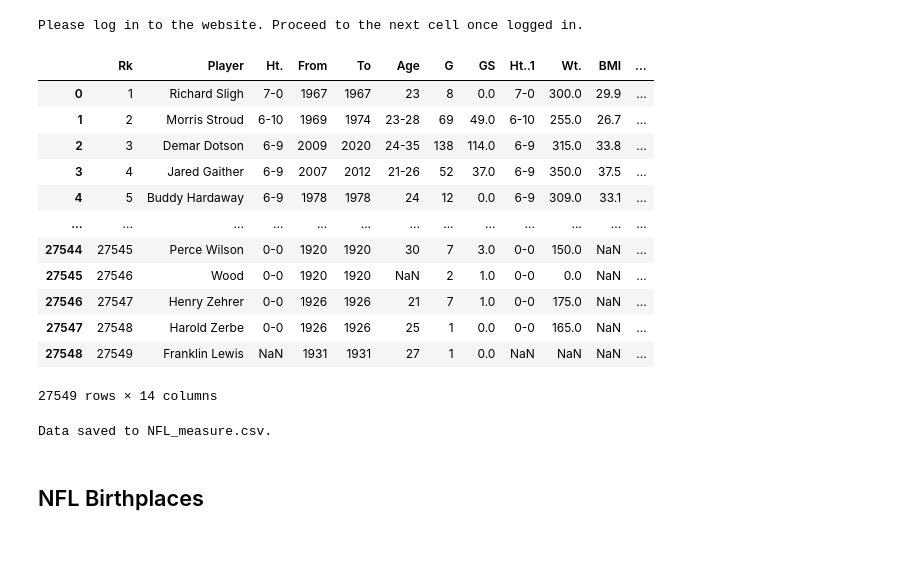
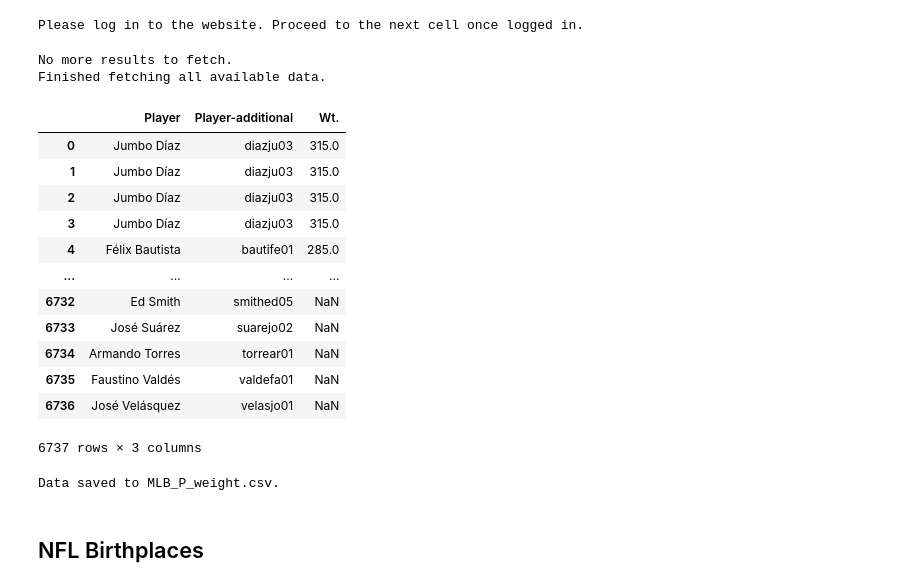
Before and after one commit to TB-DevAcc/non-american-in-us-sports-ranking, a Jupyter notebook: data_analysis/stathead_scrape.ipynb, the cells around one changed output. Drawn from its saved outputs; the diff is of its cells as text; code cells hidden in the pictures; blank space fills up the shorter version.

Commit message:
add mlb and nba measurements

```diff
--- a/data_analysis/stathead_scrape.ipynb
+++ b/data_analysis/stathead_scrape.ipynb
@@ -62,14 +62,26 @@ def fetch_csv_data(url):
 # base_url = "https://stathead.com/basketball/player-season-finder.cgi?request=1&draft_pick_type=overall&comp_type=reg&order_by=ws&match=player_season&season_start=1&display_type=totals&season_end=-1&locationMatch=isnot&pob=USA&comp_id=NBA&year_min=1947&offset="
 # NBA all
 # base_url = "https://stathead.com/basketball/player-season-finder.cgi?request=1&draft_pick_type=overall&comp_type=reg&order_by=ws&match=player_season&season_start=1&year_max=2024&display_type=totals&season_end=-1&comp_id=NBA&year_min=1947&offset="
+# NBA height
+# base_url = "https://stathead.com/basketball/player-season-finder.cgi?request=1&draft_pick_type=overall&comp_type=reg&order_by=height&match=player_season&season_start=1&display_type=totals&season_end=-1&locationMatch=isnot&pob=USA&comp_id=NBA&year_min=1947&offset="
+# NBA weight
+# base_url = "https://stathead.com/basketball/player-season-finder.cgi?request=1&draft_pick_type=overall&comp_type=reg&order_by=weight&match=player_season&season_start=1&display_type=totals&season_end=-1&locationMatch=isnot&pob=USA&comp_id=NBA&year_min=1947&offset="
 # NFL all
 # base_url = "https://stathead.com/football/player-season-finder.cgi?request=1&draft_pick_type=overall&comp_type=reg&order_by=av&match=player_season&season_start=1&season_end=-1&weight_max=500&rookie=N&year_min=2012&cstat[1]=pass_cmp&ccomp[1]=gt&cval[1]=0&cstat[2]=rush_att&ccomp[2]=gt&cval[2]=0&cstat[3]=targets&ccomp[3]=gt&cval[3]=0&cstat[4]=all_td&ccomp[4]=gt&cval[4]=0&cstat[5]=sacks&ccomp[5]=gt&cval[5]=0&cstat[6]=def_int&ccomp[6]=gt&cval[6]=0&cstat[7]=punt&ccomp[7]=gt&cval[7]=0&cstat[8]=touches&ccomp[8]=gt&cval[8]=0&offset="
 # NFL Measurables
-base_url = "https://stathead.com/football/player-season-finder.cgi?request=1&draft_pick_type=overall&comp_type=reg&order_by=height&match=player_season_combined&season_start=1&season_end=-1&weight_max=500&rookie=N&offset="
+# base_url = "https://stathead.com/football/player-season-finder.cgi?request=1&draft_pick_type=overall&comp_type=reg&order_by=height&match=player_season_combined&season_start=1&season_end=-1&weight_max=500&rookie=N&offset="
 # MLB Batting foreign
 # base_url = "https://stathead.com/baseball/player-batting-season-finder.cgi?request=1&draft_pick_type=overall&location=pob&comp_type=reg&order_by=b_war&match=player_season&season_start=1&weight_max=500&season_end=-1&locationMatch=isnot&pob=USA&exactness=anymarked&offset="
+# MLB Batting Height
+# base_url = "https://stathead.com/baseball/player-batting-season-finder.cgi?request=1&draft_pick_type=overall&location=pob&comp_type=reg&order_by=height&match=player_season&season_start=1&weight_max=500&season_end=-1&locationMatch=isnot&pob=USA&exactness=anymarked&year_min=1871&offset="
+# MLB Batting Weight
+# base_url = "https://stathead.com/baseball/player-batting-season-finder.cgi?request=1&draft_pick_type=overall&location=pob&comp_type=reg&order_by=weight&match=player_season&season_start=1&weight_max=500&season_end=-1&locationMatch=isnot&pob=USA&exactness=anymarked&year_min=1871&offset="
 # MLB Pitching foreign
 # base_url = "https://stathead.com/baseball/player-pitching-season-finder.cgi?request=1&draft_pick_type=overall&location=pob&comp_type=reg&order_by=p_war&match=player_season&season_start=1&p_g=x&weight_max=500&season_end=-1&locationMatch=isnot&pob=USA&offset="
+# MLB Pitching height
+# base_url = "https://stathead.com/baseball/player-pitching-season-finder.cgi?request=1&draft_pick_type=overall&location=pob&comp_type=reg&order_by=height&match=player_season&season_start=1&p_g=x&weight_max=500&season_end=-1&locationMatch=isnot&pob=USA&year_min=1871&offset="
+# MLB Pitching weight
+# base_url = "https://stathead.com/baseball/player-pitching-season-finder.cgi?request=1&draft_pick_type=overall&location=pob&comp_type=reg&order_by=weight&match=player_season&season_start=1&p_g=x&weight_max=500&season_end=-1&locationMatch=isnot&pob=USA&year_min=1871&offset="
 # MLS foreign
 # base_url = "https://stathead.com/fbref/player-season-finder.cgi?request=1&height_type=height_feet&force_min_year=1&height_max=84&comp_type=c-22&order_by=plus_minus&match=player_season&per90_type=player&weight_max=500&locationMatch=isnot&pob=USA&phase_id=0&comp_gender=m&per90min_val=5&weight_type=lbs&cstat[1]=assisted_shots&ccomp[1]=gt&cval[1]=0&cstat[2]=tackles_won&ccomp[2]=gt&cval[2]=0&cstat[3]=minutes_per_game&ccomp[3]=gt&cval[3]=0&cstat[4]=fouls&ccomp[4]=gt&cval[4]=0&cstat[5]=on_xg_for&ccomp[5]=gt&cval[5]=0&offset="
 # NHL foreign
@@ -88,6 +100,9 @@ while True:
 
 # Combine all fetched data into one large string
 all_csv_data = "\n".join(raw_data_list)
+# %% [output]
+No more results to fetch.
+Finished fetching all available data.
 # %%
 def clean_csv_data(all_csv_data):
     lines = all_csv_data.split('\n')
@@ -106,35 +121,41 @@ def clean_csv_data(all_csv_data):
 
 cleaned_csv = clean_csv_data(all_csv_data)
 # %%
-dataframe = pd.read_csv(StringIO(cleaned_csv))
+dataframe = pd.read_csv(StringIO(cleaned_csv))[['Player', 'Player-additional', 'Wt.']]
 dataframe
 # %% [output]
-|  | Rk | Player | Ht. | From | To | Age | G | GS | Ht..1 | Wt. | BMI | ... |
-| 0 | 1 | Richard Sligh | 7-0 | 1967 | 1967 | 23 | 8 | 0.0 | 7-0 | 300.0 | 29.9 | ... |
-| 1 | 2 | Morris Stroud | 6-10 | 1969 | 1974 | 23-28 | 69 | 49.0 | 6-10 | 255.0 | 26.7 | ... |
-| 2 | 3 | Demar Dotson | 6-9 | 2009 | 2020 | 24-35 | 138 | 114.0 | 6-9 | 315.0 | 33.8 | ... |
-| 3 | 4 | Jared Gaither | 6-9 | 2007 | 2012 | 21-26 | 52 | 37.0 | 6-9 | 350.0 | 37.5 | ... |
-| 4 | 5 | Buddy Hardaway | 6-9 | 1978 | 1978 | 24 | 12 | 0.0 | 6-9 | 309.0 | 33.1 | ... |
-| ... | ... | ... | ... | ... | ... | ... | ... | ... | ... | ... | ... | ... |
-| 27544 | 27545 | Perce Wilson | 0-0 | 1920 | 1920 | 30 | 7 | 3.0 | 0-0 | 150.0 | NaN | ... |
-| 27545 | 27546 | Wood | 0-0 | 1920 | 1920 | NaN | 2 | 1.0 | 0-0 | 0.0 | NaN | ... |
-| 27546 | 27547 | Henry Zehrer | 0-0 | 1926 | 1926 | 21 | 7 | 1.0 | 0-0 | 175.0 | NaN | ... |
-| 27547 | 27548 | Harold Zerbe | 0-0 | 1926 | 1926 | 25 | 1 | 0.0 | 0-0 | 165.0 | NaN | ... |
-| 27548 | 27549 | Franklin Lewis | NaN | 1931 | 1931 | 27 | 1 | 0.0 | NaN | NaN | NaN | ... |
+|  | Player | Player-additional | Wt. |
+| 0 | Jumbo Díaz | diazju03 | 315.0 |
+| 1 | Jumbo Díaz | diazju03 | 315.0 |
+| 2 | Jumbo Díaz | diazju03 | 315.0 |
+| 3 | Jumbo Díaz | diazju03 | 315.0 |
+| 4 | Félix Bautista | bautife01 | 285.0 |
+| ... | ... | ... | ... |
+| 6732 | Ed Smith | smithed05 | NaN |
+| 6733 | José Suárez | suarejo02 | NaN |
+| 6734 | Armando Torres | torrear01 | NaN |
+| 6735 | Faustino Valdés | valdefa01 | NaN |
+| 6736 | José Velásquez | velasjo01 | NaN |
-27549 rows × 14 columns
+6737 rows × 3 columns
 # %%
 # filename = 'NBA_all.csv'
+# filename = 'NBA_height.csv'
+# filename = 'NBA_weight.csv'
 # filename = 'NFL_all.csv'
-filename = 'NFL_measure.csv'
+# filename = 'NFL_measure.csv'
 # filename = 'MLB_B_foreign.csv'
+# filename = 'MLB_B_height.csv'
+# filename = 'MLB_B_weight.csv'
 # filename = 'MLB_P_foreign.csv'
+# filename = 'MLB_P_height.csv'
+filename = 'MLB_P_weight.csv'
 # filename = 'MLS_foreign.csv'
 # filename = 'NHL_foreign.csv'
 
 dataframe.to_csv(filename, index=False)
 print(f"Data saved to {filename}.")
 # %% [output]
-Data saved to NFL_measure.csv.
+Data saved to MLB_P_weight.csv.
 # %% [markdown]
 ## NFL Birthplaces
 # %%
```
Also changed, not shown: 7 other files.
